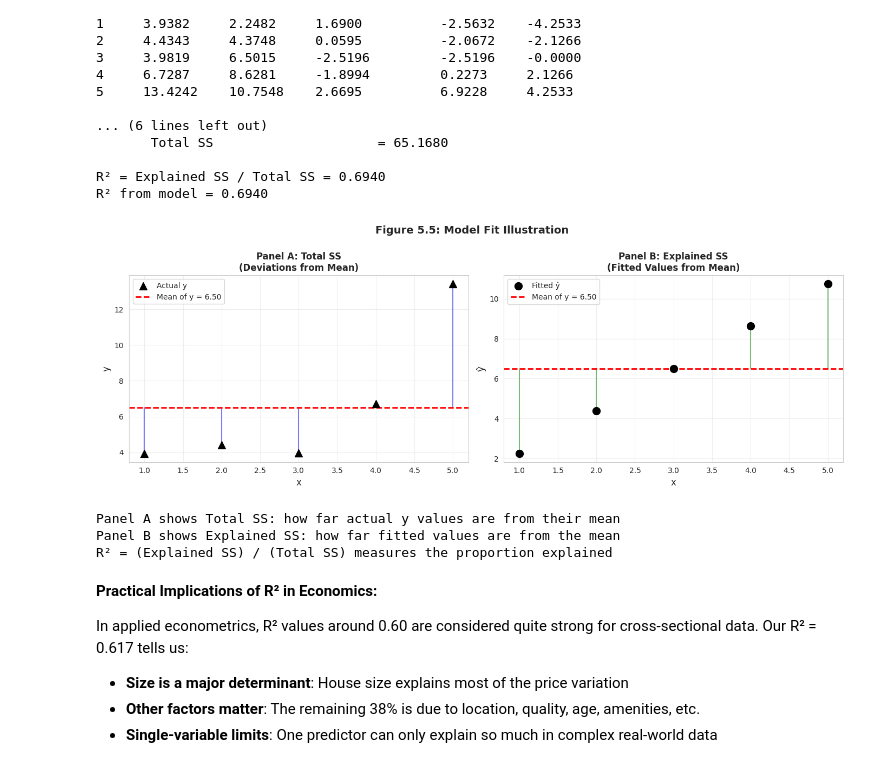
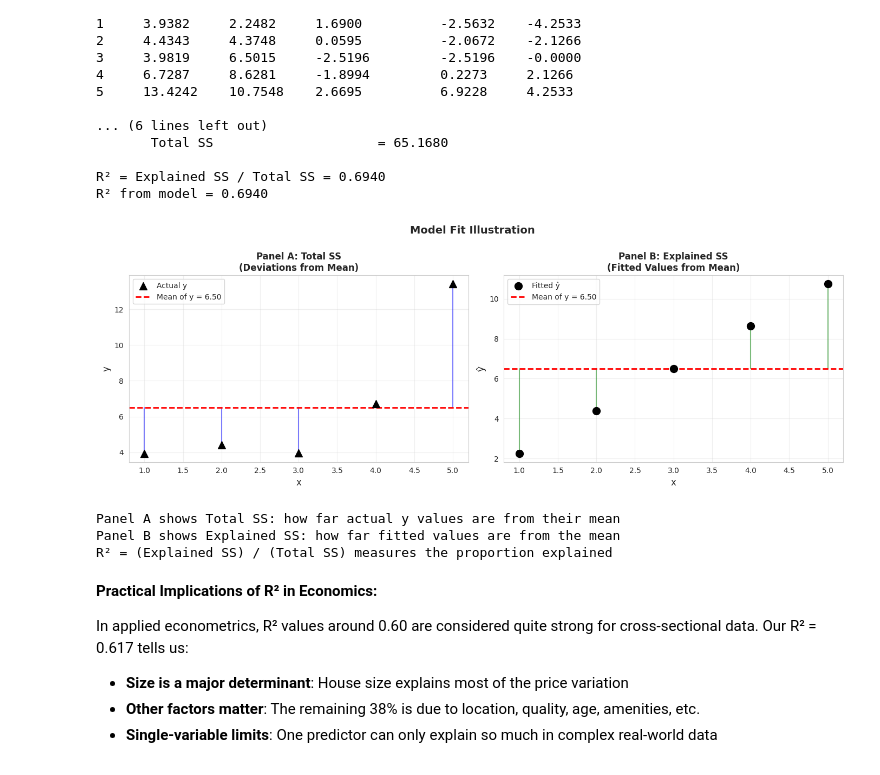
Before and after one commit to quarcs-lab/metricsai, a Jupyter notebook: notebooks_colab/ch05_Bivariate_Data_Summary.ipynb, the cells around one changed output. Cells and saved outputs as stored; diff of their text form; code cells hidden in the pictures.

```diff
--- a/notebooks_colab/ch05_Bivariate_Data_Summary.ipynb
+++ b/notebooks_colab/ch05_Bivariate_Data_Summary.ipynb
@@ -886,7 +876,7 @@ x     y          ŷ          Residual (e)    (y - ȳ)    (ŷ - ȳ)
 R² = Explained SS / Total SS = 0.6940
 R² from model = 0.6940
 # %%
-# Figure 5.5: Visualization of model fit
+# Visualization of model fit
 fig, axes = plt.subplots(1, 2, figsize=(14, 5))
 
 # Panel A: Total SS (deviations from mean)
@@ -899,35 +889,35 @@ for i in range(len(x_sim)):
                  'b-', linewidth=1.5, alpha=0.5, zorder=1)
 axes[0].set_xlabel('x', fontsize=12)
 axes[0].set_ylabel('y', fontsize=12)
 axes[0].set_title('Panel A: Total SS\n(Deviations from Mean)', fontsize=12, fontweight='bold')
 axes[0].legend()
 axes[0].grid(True, alpha=0.3)
 
 # Panel B: Explained SS (deviations of fitted values from mean)
 axes[1].scatter(x_sim, model_sim.fittedvalues, s=100, color='black',
                 marker='o', label='Fitted ŷ', zorder=3)
 axes[1].axhline(y=y_sim.mean(), color='red', linewidth=2, linestyle='--',
                 label=f'Mean of y = {y_sim.mean():.2f}', zorder=2)
 # Draw vertical lines from fitted values to mean
 for i in range(len(x_sim)):
     axes[1].plot([x_sim[i], x_sim[i]], [model_sim.fittedvalues[i], y_sim.mean()],
                  'g-', linewidth=1.5, alpha=0.5, zorder=1)
 axes[1].set_xlabel('x', fontsize=12)
 axes[1].set_ylabel('ŷ', fontsize=12)
 axes[1].set_title('Panel B: Explained SS\n(Fitted Values from Mean)', fontsize=12, fontweight='bold')
 axes[1].legend()
 axes[1].grid(True, alpha=0.3)
 
-plt.suptitle('Figure 5.5: Model Fit Illustration',
+plt.suptitle('Model Fit Illustration',
              fontsize=14, fontweight='bold', y=1.00)
 plt.tight_layout()
 plt.show()
 
 print("\nPanel A shows Total SS: how far actual y values are from their mean")
 print("Panel B shows Explained SS: how far fitted values are from the mean")
 print("R² = (Explained SS) / (Total SS) measures the proportion explained")
 # %% [output]
-[figure, old version]
+[figure, new version]
 Panel A shows Total SS: how far actual y values are from their mean
 Panel B shows Explained SS: how far fitted values are from the mean
 R² = (Explained SS) / (Total SS) measures the proportion explained
```
Also changed, not shown: parts of 29 cells of this notebook, 3 other files.
